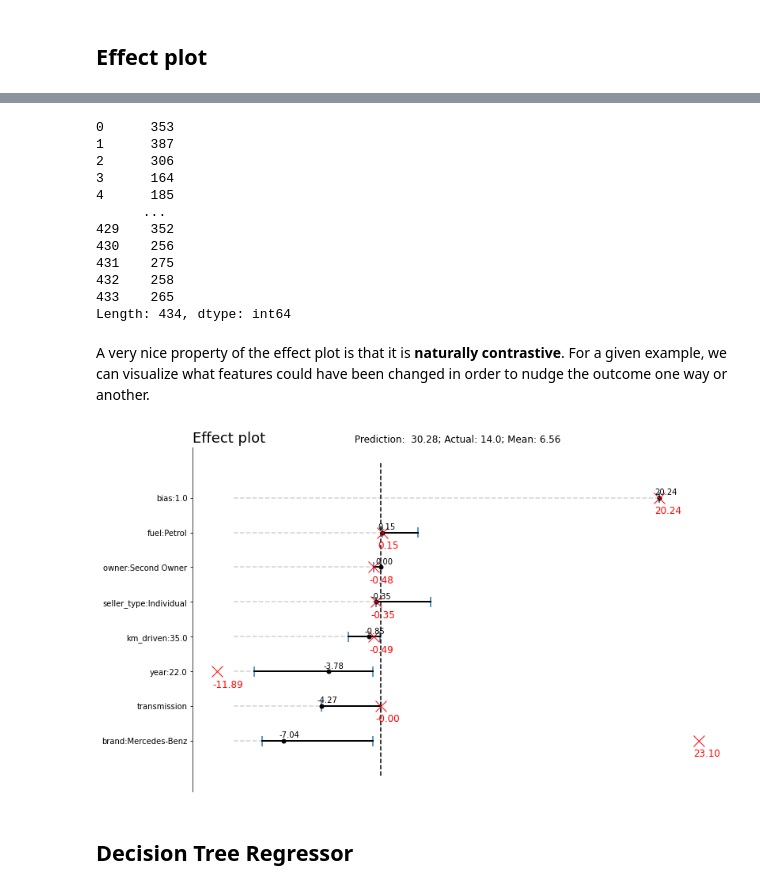
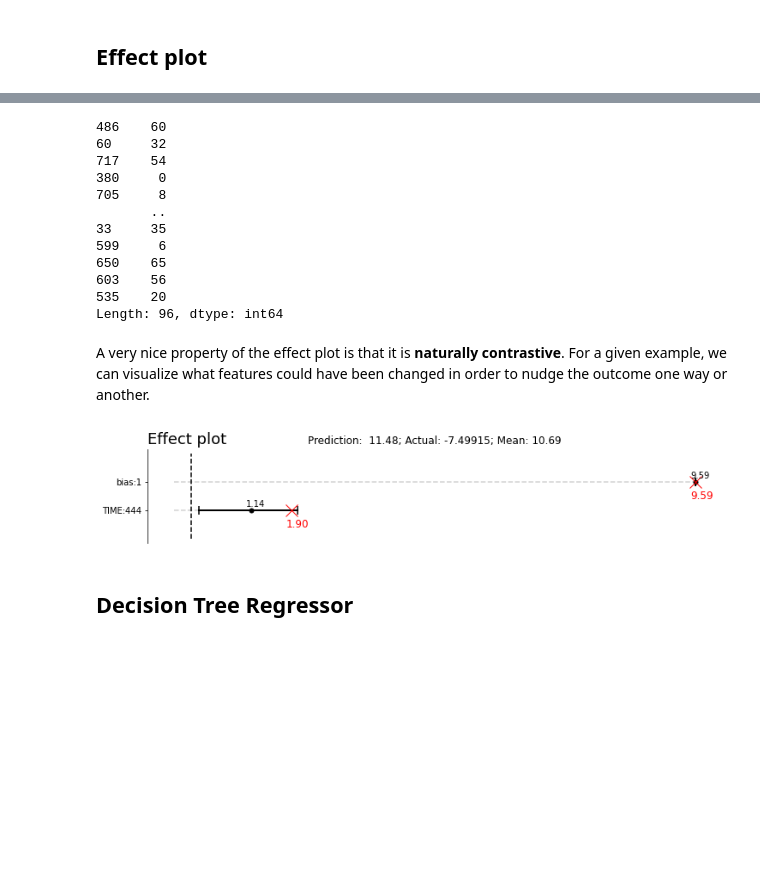
Before and after one commit to LachezarKostov/machine_learrning, a Jupyter notebook: Smule/smule-ml-talent-academy-master/smule-ml-talent-academy-master/Session 1 - Interpretability & Debugging.ipynb, the cells around one changed output, grey strips where cells are left out. Cells and saved outputs as stored; diff of their text form; code cells hidden in the pictures; blank space fills up the shorter version.

```diff
--- a/Smule/smule-ml-talent-academy-master/smule-ml-talent-academy-master/Session 1 - Interpretability & Debugging.ipynb
+++ b/Smule/smule-ml-talent-academy-master/smule-ml-talent-academy-master/Session 1 - Interpretability & Debugging.ipynb
@@ -47,8 +47,9 @@ Please download it and extract it in the `./data/` folder.
 # %%
 import pandas as pd
 # %%
-data = pd.read_csv("data/Nasa.csv")
+data = pd.read_csv("data/Nasa.csv", usecols = [1,4])
 # data['brand'] = data['name'].apply(lambda x: x.split(' ')[0])
 # data['selling_price'] = data['selling_price'] * 0.014
+
 data.head()
 # %% [output]
@@ -155,13 +152,13 @@ transformer = ColumnTransformer([
 # %%
-transformer.fit(train)
+# transformer.fit(train)
 
-# def extract_name(long_name):
-#     [transformer, DATETIME] = long_name.split("__")
-#     return DATETIME.replace('x0_', transformer+":")
+# # def extract_name(long_name):
+# #     [transformer, DATETIME] = long_name.split("__")
+# #     return DATETIME.replace('x0_', transformer+":")
+# DATES = [DATE for DATE in transformer.get_feature_names()]
+# train_feats = pd.DataFrame(transformer.transform(train), columns=DATES)
+# valid_feats = pd.DataFrame(transformer.transform(valid), columns=DATES)
+train_feats = pd.DataFrame(train)
+valid_feats = pd.DataFrame(valid)
 
-
-DATES = [DATE for DATE in transformer.get_feature_names()]
-
-
-train_feats = pd.DataFrame(transformer.transform(train), columns=DATES)
-valid_feats = pd.DataFrame(transformer.transform(valid), columns=DATES)
+# train_feats = pd.DataFrame(transformer.fit_transform(train), columns=data.columns)
@@ -182,5 +177,5 @@ def get_xs_ys(df, y_col):
     ys = df[y_col]
     return xs,ys
 # %%
-train_xs, train_ys = get_xs_ys(train_feats, 'TEMP')
-valid_xs, valid_ys = get_xs_ys(valid_feats, 'TEMP')
+train_xs, train_ys = get_xs_ys(train_feats, 'T2M_')
+valid_xs, valid_ys = get_xs_ys(valid_feats, 'T2M_')
@@ -217,25 +223,25 @@ ax, _ = effect_plot(res, train_xs)
 # %%
 ((res.predict(valid_xs) - valid_ys)**2).argsort()
 # %% [output]
-0      353
-1      387
-2      306
-3      164
-4      185
-      ...
-429    352
-430    256
-431    275
-432    258
-433    265
-Length: 434, dtype: int64
+486    60
+60     32
+717    54
+380     0
+705     8
+       ..
+33     35
+599     6
+650    65
+603    56
+535    20
+Length: 96, dtype: int64
 # %% [markdown]
 A very nice property of the effect plot is that it is **naturally contrastive**. For a given example, we can visualize what features could have been changed in order to nudge the outcome one way or another.
 # %%
-idx = 352
+idx = 20
 effect_plot_for_example(res, valid_xs, valid_xs.iloc[idx], valid_ys.iloc[idx])
 # %% [output]
-[figure, old version]
+[figure, new version]
 # %% [markdown]
 ## Decision Tree Regressor
 # %% [markdown]
```
Also changed, not shown: parts of 11 cells of this notebook, 3 other files.
